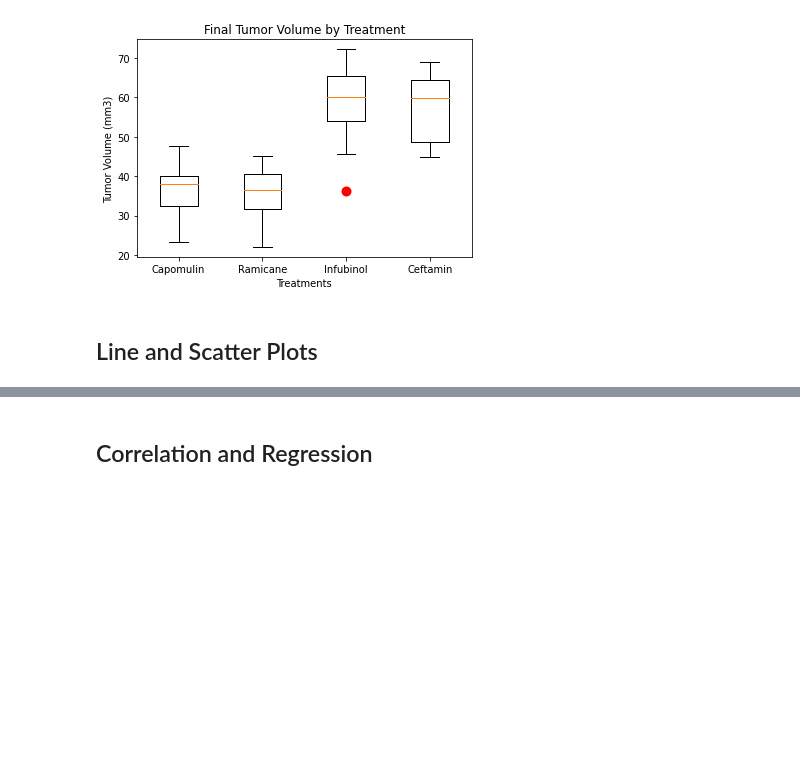
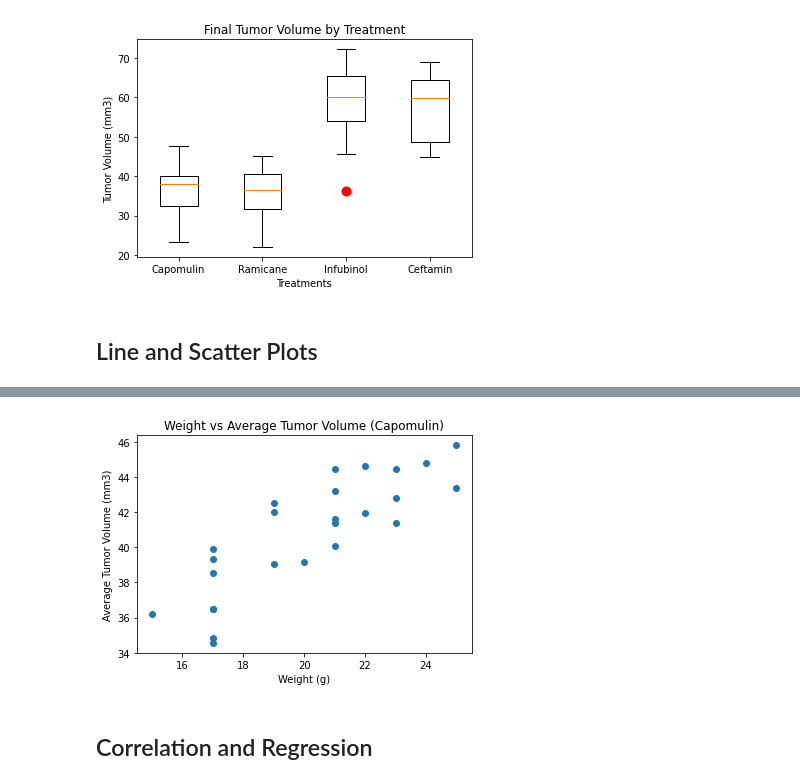
Before and after one commit to jakewmayfield/Matplotlib-Pymaceuticals, a Jupyter notebook: Pymaceuticals-Matplotlib.ipynb, the cells around one changed output, grey strips where cells are left out. Cells and saved outputs as stored; diff of their text form; code cells hidden in the pictures; blank space fills up the shorter version.

```diff
--- a/Pymaceuticals-Matplotlib.ipynb
+++ b/Pymaceuticals-Matplotlib.ipynb
@@ -266,0 +268,12 @@ plt.plot(capo_data['Timepoint'], capo_data['Tumor Volume (mm3)'], marker='^')
+# %%
+# Generate a scatter plot of average tumor volume vs. mouse weight for the Capomulin regimen
+#select the first mouse that was treated with Capomulin and get data from merged_df
+capo_data = merged_df[merged_df["Drug Regimen"] == 'Capomulin']
+
+scatter_data = capo_data.groupby('Mouse ID').agg({"Tumor Volume (mm3)" : 'mean'}).rename(
+    columns={'Tumor Volume (mm3)': 'Average Tumor Volume'})
+scatter_data
+
+t_vol_vs_weight = pd.merge(capo_data, scatter_data, on="Mouse ID")
+final_t_vol_vs_weight=t_vol_vs_weight[['Average Tumor Volume', 'Weight (g)']].drop_duplicates()
+final_t_vol_vs_weight
@@ -267,3 +298,12 @@ plt.plot(capo_data['Timepoint'], capo_data['Tumor Volume (mm3)'], marker='^')
+# %%
+#scatter plot
+plt.scatter(final_t_vol_vs_weight['Weight (g)'], final_t_vol_vs_weight['Average Tumor Volume'])
+plt.xlabel("Weight (g)")
+plt.ylabel('Average Tumor Volume (mm3)')
+plt.title('Weight vs Average Tumor Volume (Capomulin)')
+plt.show()
+# %% [output]
+[figure, added]
 # %% [markdown]
 ## Correlation and Regression
 # %%
```
Also changed, not shown: parts of 5 cells of this notebook.
